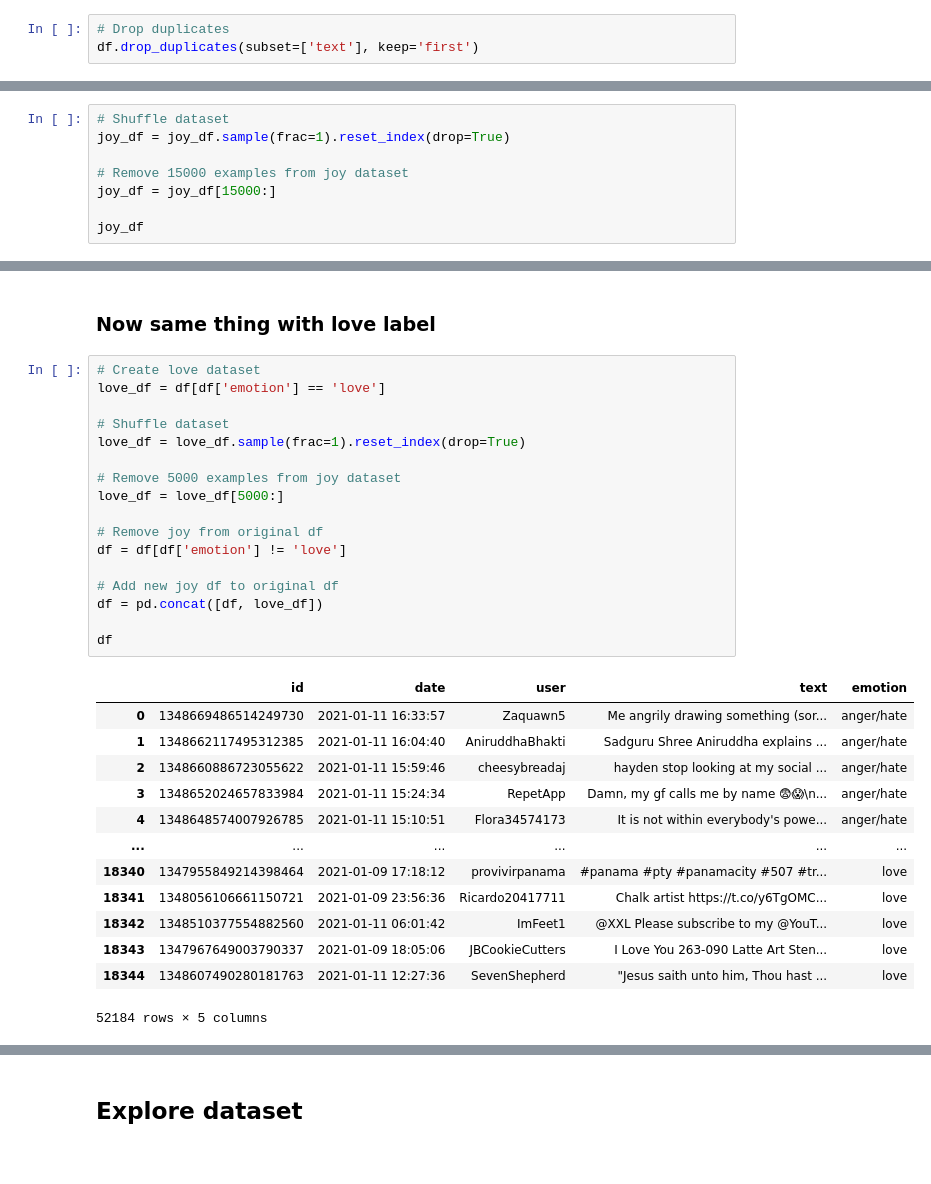
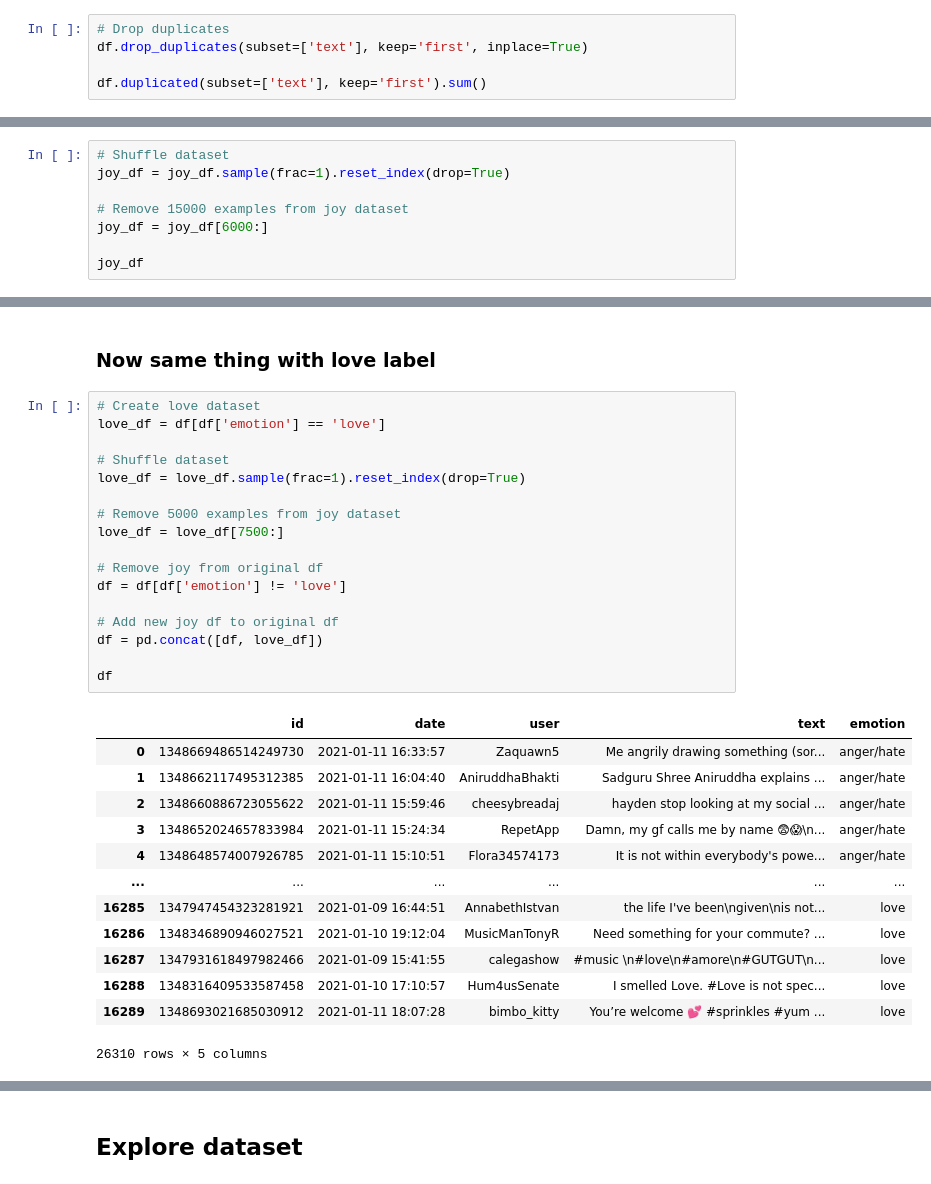
Before and after one commit to cgMuro/youtube-emotions, a Jupyter notebook: emotions/data.ipynb, the cells around one changed output, grey strips where cells are left out. Saved outputs shown, nothing was run; the diff lists cells and outputs as text.

```diff
--- a/emotions/data.ipynb
+++ b/emotions/data.ipynb
@@ -187,5 +189,7 @@ df.duplicated(subset=['text'], keep='first').sum()
 32374
 # %%
 # Drop duplicates
-df.drop_duplicates(subset=['text'], keep='first')
+df.drop_duplicates(subset=['text'], keep='first', inplace=True)
+
+df.duplicated(subset=['text'], keep='first').sum()
 # %% [output]
@@ -248,7 +240,7 @@ joy_df
 joy_df = joy_df.sample(frac=1).reset_index(drop=True)
 
 # Remove 15000 examples from joy dataset
-joy_df = joy_df[15000:]
+joy_df = joy_df[6000:]
 
 joy_df
 # %% [output]
@@ -317,34 +309,34 @@ Name: text, dtype: int64
 # %%
 # Create love dataset
 love_df = df[df['emotion'] == 'love']
 
 # Shuffle dataset
 love_df = love_df.sample(frac=1).reset_index(drop=True)
 
 # Remove 5000 examples from joy dataset
-love_df = love_df[5000:]
+love_df = love_df[7500:]
 
 # Remove joy from original df
 df = df[df['emotion'] != 'love']
 
 # Add new joy df to original df
 df = pd.concat([df, love_df])
 
 df
 # %% [output]
 |  | id | date | user | text | emotion |
 | 0 | 1348669486514249730 | 2021-01-11 16:33:57 | Zaquawn5 | Me angrily drawing something (sor... | anger/hate |
 | 1 | 1348662117495312385 | 2021-01-11 16:04:40 | AniruddhaBhakti | Sadguru Shree Aniruddha explains ... | anger/hate |
 | 2 | 1348660886723055622 | 2021-01-11 15:59:46 | cheesybreadaj | hayden stop looking at my social ... | anger/hate |
 | 3 | 1348652024657833984 | 2021-01-11 15:24:34 | RepetApp | Damn, my gf calls me by name 😨😱\n... | anger/hate |
 | 4 | 1348648574007926785 | 2021-01-11 15:10:51 | Flora34574173 | It is not within everybody's powe... | anger/hate |
 | ... | ... | ... | ... | ... | ... |
-| 18340 | 1347955849214398464 | 2021-01-09 17:18:12 | provivirpanama | #panama #pty #panamacity #507 #tr... | love |
-| 18341 | 1348056106661150721 | 2021-01-09 23:56:36 | Ricardo20417711 | Chalk artist https://t.co/y6TgOMC... | love |
-| 18342 | 1348510377554882560 | 2021-01-11 06:01:42 | ImFeet1 | @XXL Please subscribe to my @YouT... | love |
-| 18343 | 1347967649003790337 | 2021-01-09 18:05:06 | JBCookieCutters | I Love You 263-090 Latte Art Sten... | love |
-| 18344 | 1348607490280181763 | 2021-01-11 12:27:36 | SevenShepherd | "Jesus saith unto him, Thou hast ... | love |
+| 16285 | 1347947454323281921 | 2021-01-09 16:44:51 | AnnabethIstvan | the life I've been\ngiven\nis not... | love |
+| 16286 | 1348346890946027521 | 2021-01-10 19:12:04 | MusicManTonyR | Need something for your commute? ... | love |
+| 16287 | 1347931618497982466 | 2021-01-09 15:41:55 | calegashow | #music \n#love\n#amore\n#GUTGUT\n... | love |
+| 16288 | 1348316409533587458 | 2021-01-10 17:10:57 | Hum4usSenate | I smelled Love. #Love is not spec... | love |
+| 16289 | 1348693021685030912 | 2021-01-11 18:07:28 | bimbo_kitty | You’re welcome 💕 #sprinkles #yum ... | love |
-52184 rows × 5 columns
+26310 rows × 5 columns
 # %%
 plt.figure(figsize=(8, 6), dpi=100)
 sns.countplot(x='emotion', data=df)
```
Also changed, not shown: parts of 18 cells of this notebook.
